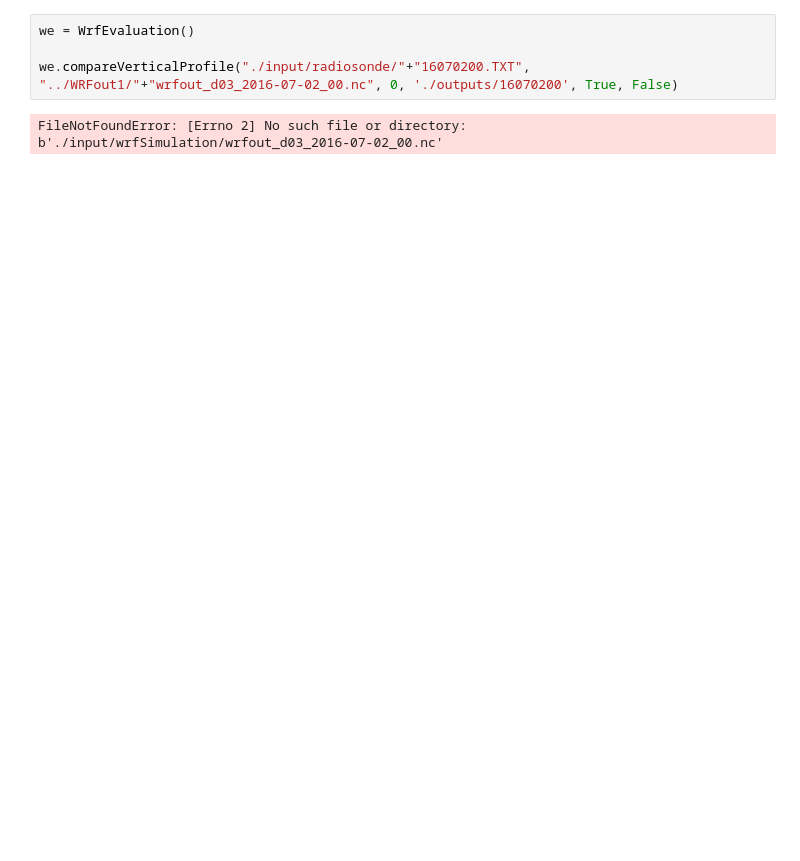
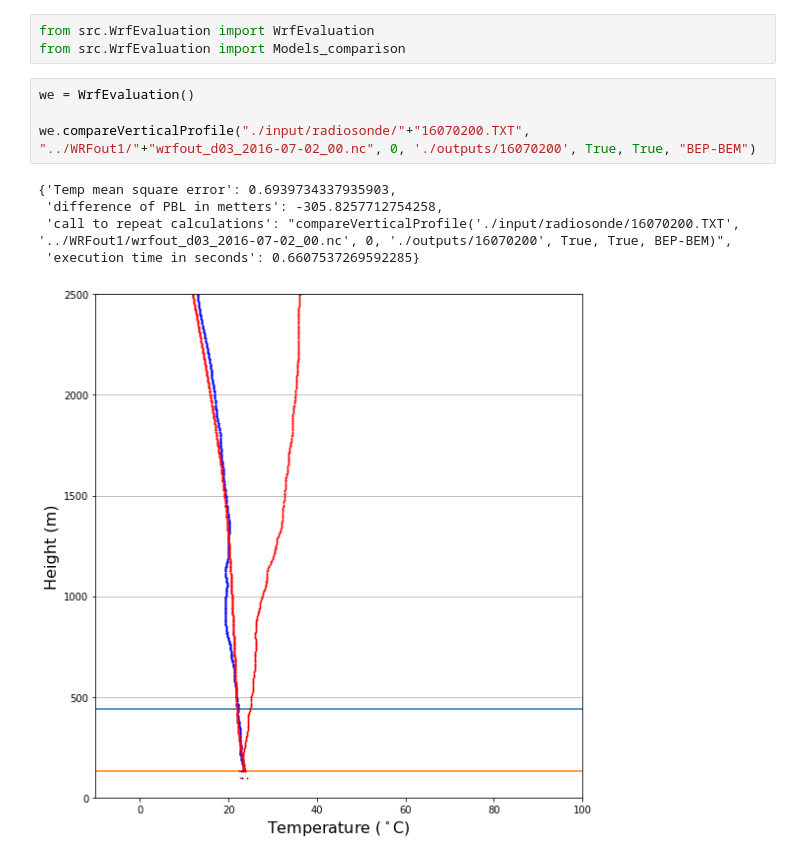
Before and after one commit to URBAG-ICTA/verticalProfile, a Jupyter notebook: usageExample.ipynb, the cells around one changed output. Saved outputs shown, nothing was run; the diff lists cells and outputs as text; blank space fills up the shorter version.

Commit message:
Made the comparison functions

```diff
--- a/usageExample.ipynb
+++ b/usageExample.ipynb
@@ -1,7 +1,14 @@
+# %%
+from src.WrfEvaluation import WrfEvaluation
+from src.WrfEvaluation import Models_comparison
 # %%
 we = WrfEvaluation()
 
-we.compareVerticalProfile("./input/radiosonde/"+"16070200.TXT", "../WRFout1/"+"wrfout_d03_2016-07-02_00.nc", 0, './outputs/16070200', True, False)
+we.compareVerticalProfile("./input/radiosonde/"+"16070200.TXT", "../WRFout1/"+"wrfout_d03_2016-07-02_00.nc", 0, './outputs/16070200', True, True, "BEP-BEM")
 # %% [output]
-FileNotFoundError: [Errno 2] No such file or directory: b'./input/wrfSimulation/wrfout_d03_2016-07-02_00.nc'
+{'Temp mean square error': 0.6939734337935903,
+ 'difference of PBL in metters': -305.8257712754258,
+ 'call to repeat calculations': "compareVerticalProfile('./input/radiosonde/16070200.TXT', '../WRFout1/wrfout_d03_2016-07-02_00.nc', 0, './outputs/16070200', True, True, BEP-BEM)",
+ 'execution time in seconds': 0.6607537269592285}
+[figure, added]
 # %%
```
Also changed, not shown: parts of 3 cells of this notebook, 2 other files.
